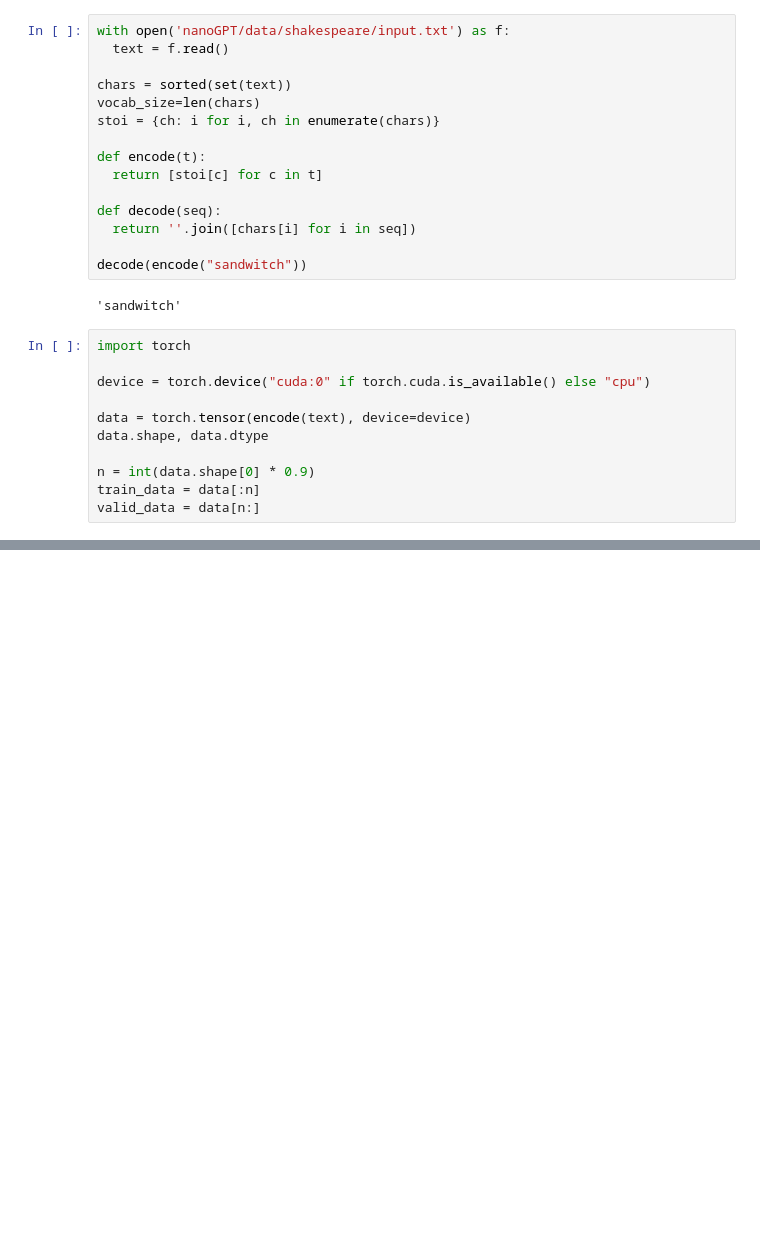
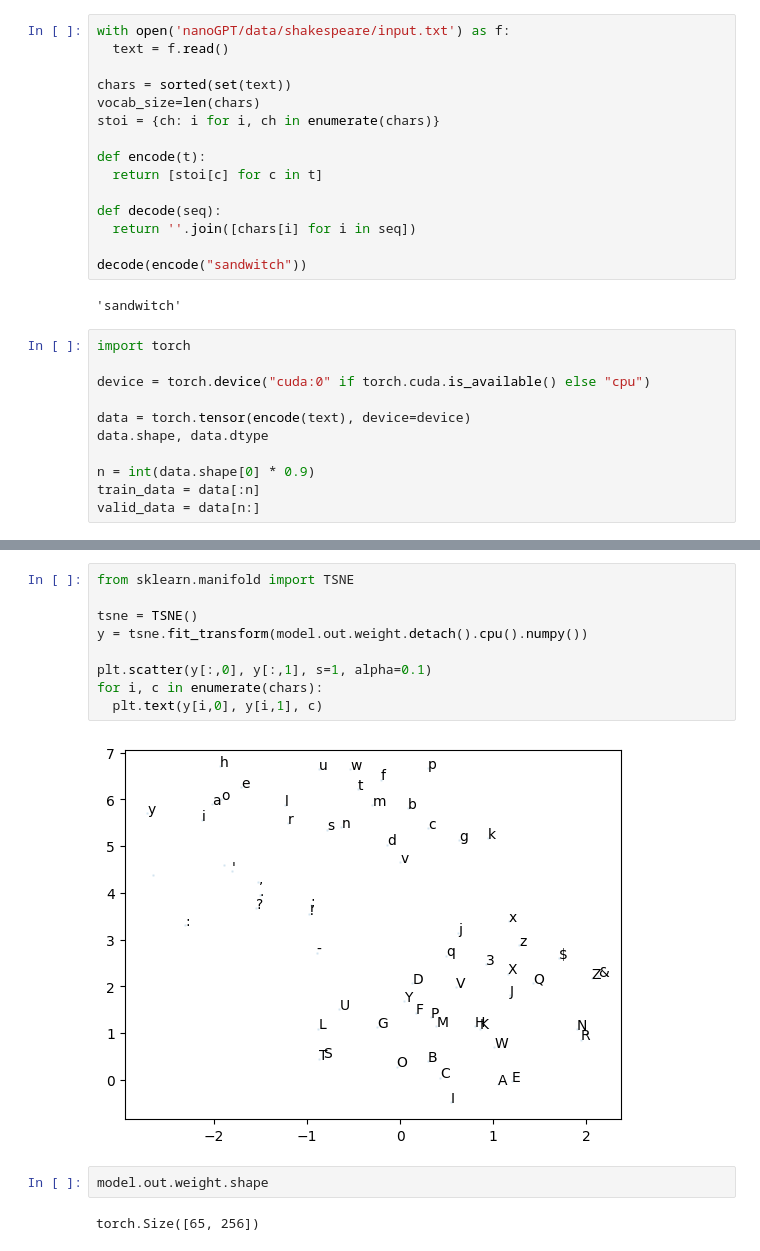
Before and after one commit to steelannelida/nanoGPT, a Jupyter notebook: nanogpt.ipynb, the cells around one changed output, grey strips where cells are left out. Saved outputs shown, nothing was run; the diff lists cells and outputs as text; blank space fills up the shorter version.

```diff
--- a/nanogpt.ipynb
+++ b/nanogpt.ipynb
@@ -204,0 +273,15 @@ print(decode(model.generate(encode('To dream'), 256)))
+# %%
+from sklearn.manifold import TSNE
+
+tsne = TSNE()
+y = tsne.fit_transform(model.out.weight.detach().cpu().numpy())
+
+plt.scatter(y[:,0], y[:,1], s=1, alpha=0.1)
+for i, c in enumerate(chars):
+  plt.text(y[i,0], y[i,1], c)
+# %% [output]
+[figure, added]
+# %%
+model.out.weight.shape
+# %% [output]
+torch.Size([65, 256])
```
Also changed, not shown: parts of 10 cells of this notebook.
